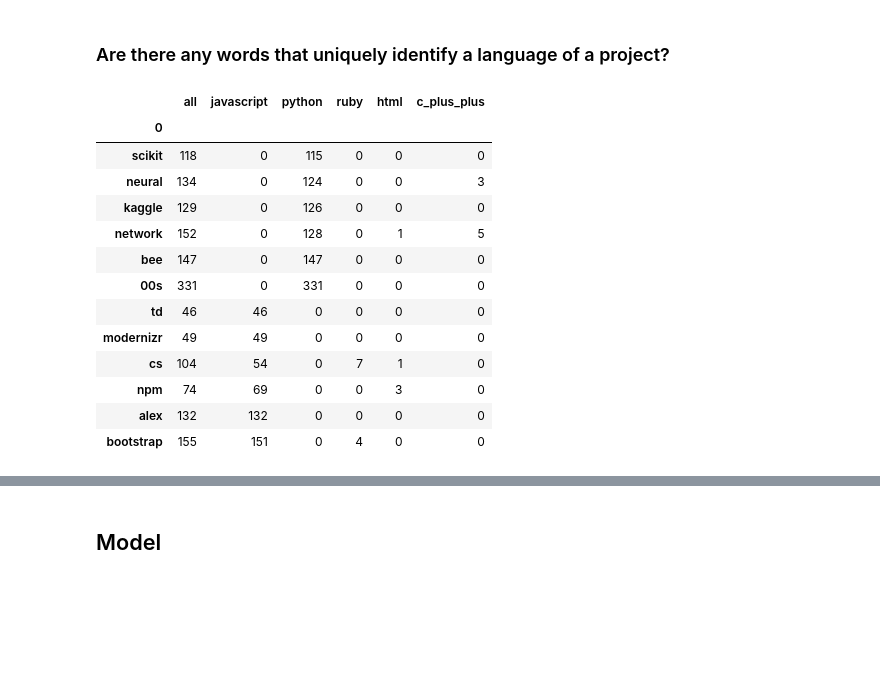
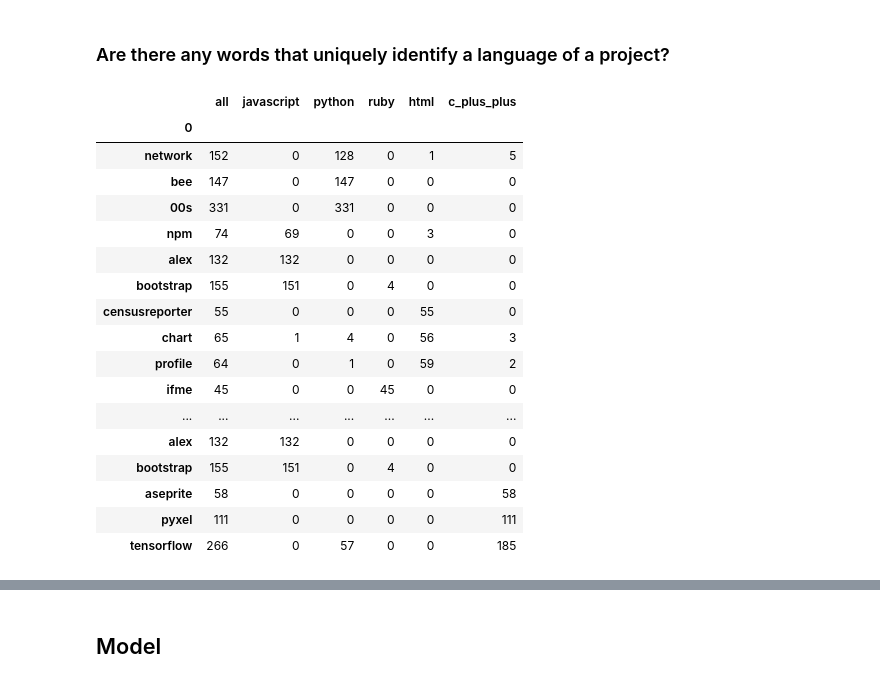
Before and after one commit to NLP-404-Not-Found/nlp-project, a Jupyter notebook: kwames_sketchbook.ipynb, the cells around one changed output, grey strips where cells are left out. Drawn from its saved outputs; the diff is of its cells as text; code cells hidden in the pictures; blank space fills up the shorter version.

```diff
--- a/kwames_sketchbook.ipynb
+++ b/kwames_sketchbook.ipynb
@@ -261,20 +265,28 @@ word_counts.sort_values(by='all', ascending=False).head(10)
 # %% [markdown]
 ### Are there any words that uniquely identify a language of a project?
 # %%
-pd.concat([word_counts[word_counts.javascript == 0].sort_values(by='python').tail(6),
-           word_counts[word_counts.python == 0].sort_values(by='javascript').tail(6)])
+pd.concat([word_counts[word_counts.javascript == 0].sort_values(by='python').tail(3),
+           word_counts[word_counts.python == 0].sort_values(by='javascript').tail(3),
+           word_counts[word_counts.ruby == 0].sort_values(by='html').tail(3),
+           word_counts[word_counts.html == 0].sort_values(by='ruby').tail(3),
+           word_counts[word_counts.c_plus_plus == 0].sort_values(by='javascript').tail(3),
+           word_counts[word_counts.javascript == 0].sort_values(by='c_plus_plus').tail(3)])
 # %% [output]
 |  | all | javascript | python | ruby | html | c_plus_plus |
 | 0 |  |  |  |  |  |  |
-| scikit | 118 | 0 | 115 | 0 | 0 | 0 |
-| neural | 134 | 0 | 124 | 0 | 0 | 3 |
-| kaggle | 129 | 0 | 126 | 0 | 0 | 0 |
 | network | 152 | 0 | 128 | 0 | 1 | 5 |
 | bee | 147 | 0 | 147 | 0 | 0 | 0 |
 | 00s | 331 | 0 | 331 | 0 | 0 | 0 |
-| td | 46 | 46 | 0 | 0 | 0 | 0 |
-| modernizr | 49 | 49 | 0 | 0 | 0 | 0 |
-| cs | 104 | 54 | 0 | 7 | 1 | 0 |
 | npm | 74 | 69 | 0 | 0 | 3 | 0 |
 | alex | 132 | 132 | 0 | 0 | 0 | 0 |
 | bootstrap | 155 | 151 | 0 | 4 | 0 | 0 |
+| censusreporter | 55 | 0 | 0 | 0 | 55 | 0 |
+| chart | 65 | 1 | 4 | 0 | 56 | 3 |
+| profile | 64 | 0 | 1 | 0 | 59 | 2 |
+| ifme | 45 | 0 | 0 | 45 | 0 | 0 |
+| ... | ... | ... | ... | ... | ... | ... |
+| alex | 132 | 132 | 0 | 0 | 0 | 0 |
+| bootstrap | 155 | 151 | 0 | 4 | 0 | 0 |
+| aseprite | 58 | 0 | 0 | 0 | 0 | 58 |
+| pyxel | 111 | 0 | 0 | 0 | 0 | 111 |
+| tensorflow | 266 | 0 | 57 | 0 | 0 | 185 |
```
Also changed, not shown: parts of 3 cells of this notebook.
